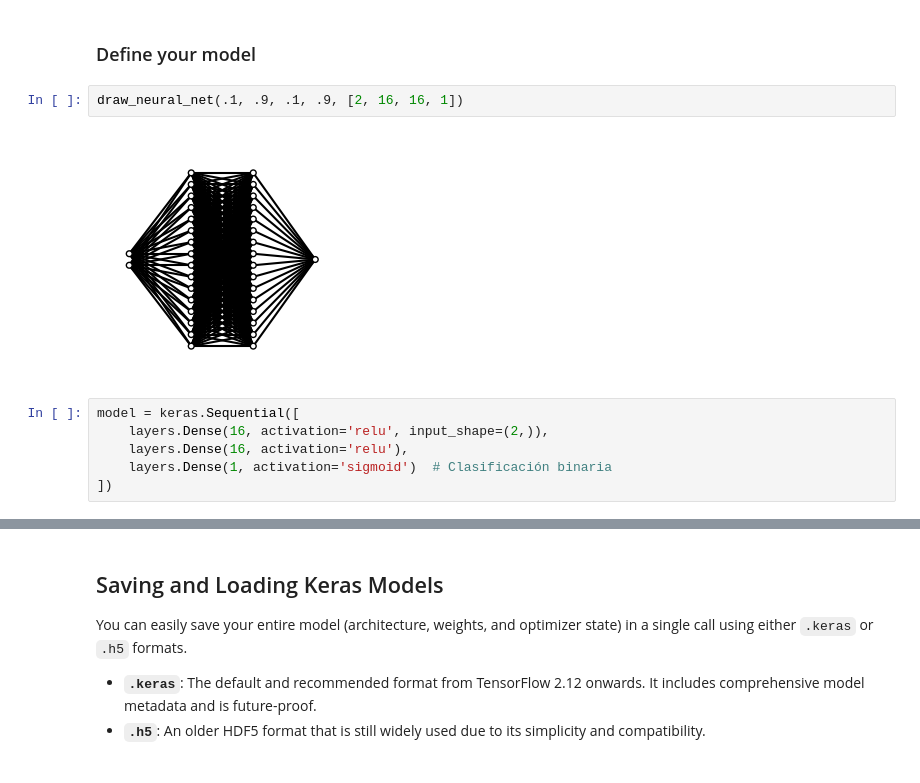
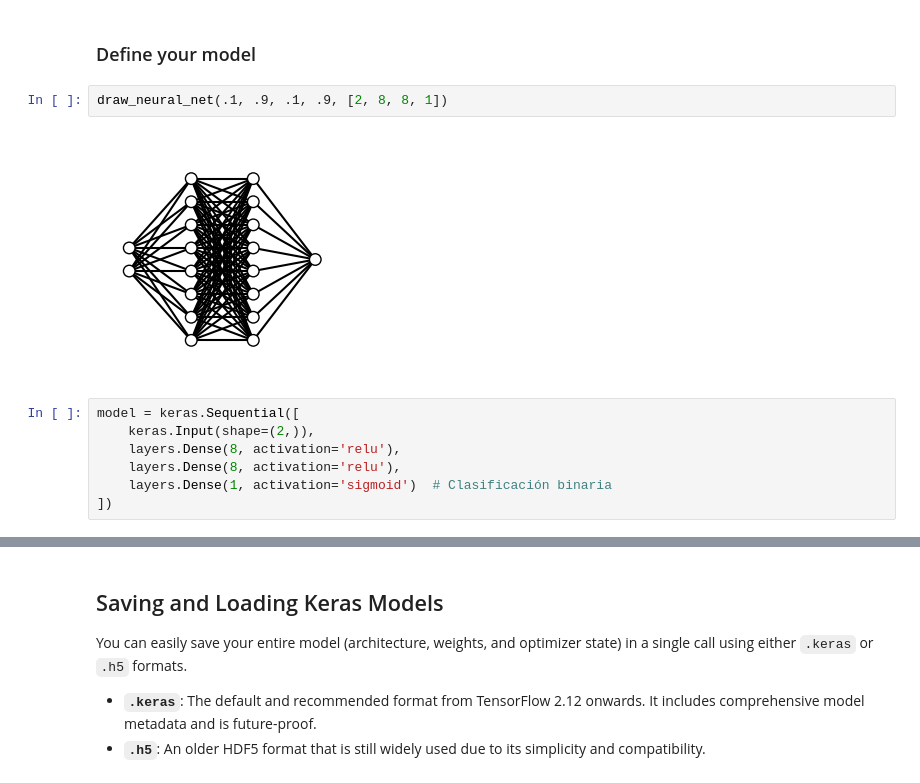
Before and after one commit to antoniotrapote/intro_deep_learning, a Jupyter notebook: class/Fundamentals/NN_Fundamentals.ipynb, the cells around one changed output, grey strips where cells are left out. Drawn from its saved outputs; the diff is of its cells as text.

```diff
--- a/class/Fundamentals/NN_Fundamentals.ipynb
+++ b/class/Fundamentals/NN_Fundamentals.ipynb
@@ -581,13 +485,14 @@ X_test shape:(1250, 2), y_test shape:(1250,)
 # %% [markdown]
 ### Define your model
 # %%
-draw_neural_net(.1, .9, .1, .9, [2, 16, 16, 1])
+draw_neural_net(.1, .9, .1, .9, [2, 8, 8, 1])
 # %% [output]
-[figure, old version]
+[figure, new version]
 # %%
 model = keras.Sequential([
-    layers.Dense(16, activation='relu', input_shape=(2,)),
-    layers.Dense(16, activation='relu'),
+    keras.Input(shape=(2,)),
+    layers.Dense(8, activation='relu'),
+    layers.Dense(8, activation='relu'),
     layers.Dense(1, activation='sigmoid')  # Clasificación binaria
 ])
 # %%
```
Also changed, not shown: parts of 48 cells of this notebook.
